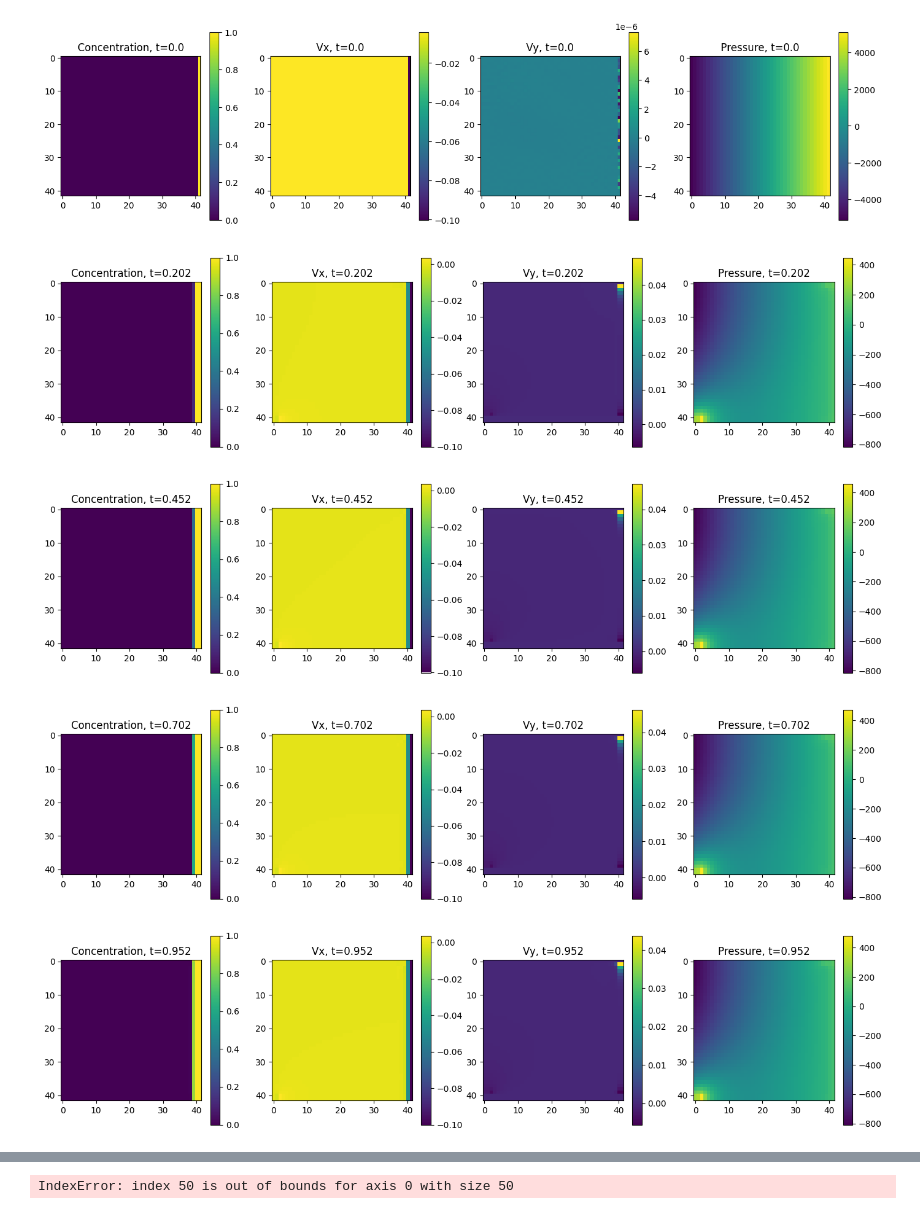
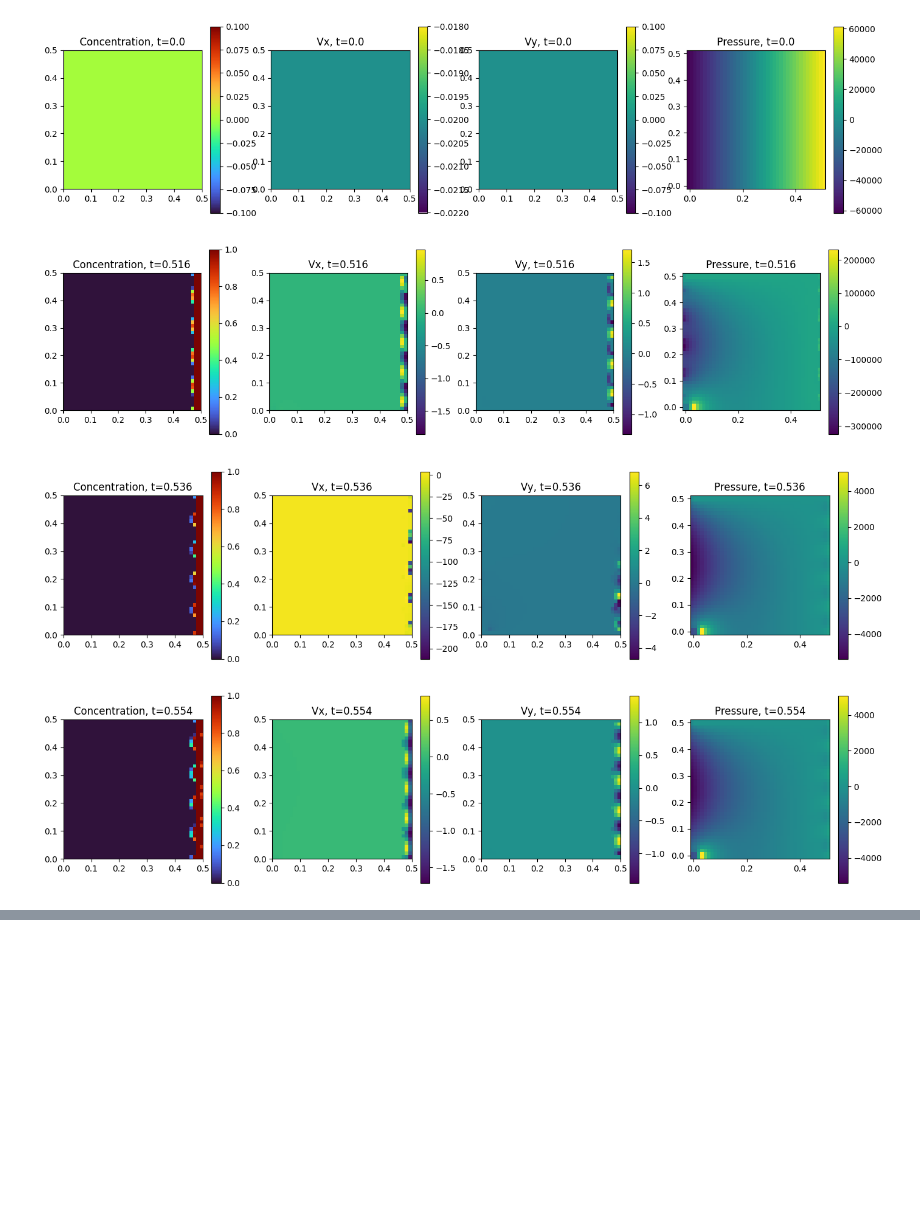
Before and after one commit to arty0mkha/MNSK_2024, a Jupyter notebook: STI_example.ipynb, the cells around one changed output, grey strips where cells are left out. Saved outputs shown, nothing was run; the diff lists cells and outputs as text; code cells hidden in the pictures; blank space fills up the shorter version.

```diff
--- a/STI_example.ipynb
+++ b/STI_example.ipynb
@@ -6,12 +6,12 @@ from SaffmanTaylor import STI_solver
 # %%
 Nx = 40
 Ny = 40
-L = 1
-H = 1
+L = 1/2
+H = 1/2
 mu = 0.1
 w = 0.001
-inlet_vx = -0.1
-Q = inlet_vx*mu/(w**2)
+inlet_vx = -0.2
+Q = 12*inlet_vx*mu/(w**2)
 A = w**3/mu*np.ones(shape=(Ny, Nx+2))
 
 f = np.zeros(shape=(Ny,Nx))
@@ -20,14 +20,14 @@ bottom= np.zeros(Nx)
 left = Q*np.ones(Ny)
 right = -Q*np.ones(Ny)
 # %%
-init_C = np.zeros(shape=(Ny+2, Nx+2))
-init_C.T[-1] = 1
+init_C = np.zeros(shape=(Ny, Nx))
+# init_C.T[-1] = 1
 
 init_P = P = pure_Neumann_Poisson_solver(A, f, top, bottom, left, right, Nx ,Ny, L, H, True)
 
 f = np.zeros(shape=(Ny, Nx))
 
-inlet_Flux = np.zeros(shape=(Ny+2, Nx+2))
+inlet_Flux = np.zeros(shape=(Ny, Nx))
 inlet_Flux.T[-2:] = 1
 # %% [output]
 start decomposition
@@ -50,12 +67,12 @@ plt.colorbar()
 # %%
-Nt = 50
+Nt = 500
 ticks, P, Vx, Vy, C, P_error = STI_solver(Nt,
-                                 init_C,
+                                 init_C, #init_C
                                  inlet_Flux,
-                                 init_P,
+                                 init_P, #init_P
                                  Nx, Ny,
                                  H, L,
-                                 w, inlet_vx)
+                                 w, inlet_vx, Plot_press_error=False)
 # %% [output]
 tick: 1
 start decomposition
@@ -82,31 +102,30 @@ plt.plot(ticks, P_error)
 # %%
-freq = 5
+freq = 10
 c_ = C[::freq]
 p_ = P[::freq]
 Vx_ = Vx[::freq]
 Vy_ = Vy[::freq]
-for i in range(c_.shape[0]):
+for i in range(c_.shape[0]-1):
     plt.figure(figsize=(4*4+1,4))
     plt.subplot(141)
-    plt.imshow(c_[i])
+    plt.imshow(c_[i], cmap='turbo', extent=[0, L, 0, H])
     plt.colorbar()
     plt.title(f"Concentration, t={round(ticks[i*freq],3)}")
     plt.subplot(142)
-    plt.imshow(Vx_[i])
+    plt.imshow(np.round(Vx_[i],4), extent=[0, L, 0, H])
     plt.colorbar()
     plt.title(f"Vx, t={round(ticks[i*freq],3)}")
     plt.subplot(143)
-    plt.imshow(Vy_[i])
+    plt.imshow(np.round(Vy_[i],4), extent=[0, L, 0, H])
     plt.colorbar()
     plt.title(f"Vy, t={round(ticks[i*freq],3)}")
     plt.subplot(144)
-    plt.imshow(p_[i])
+    plt.imshow(p_[i], extent=[-L/Nx, L+L/Nx, -H/Ny, H+H/Ny])
     plt.colorbar()
     plt.title(f"Pressure, t={round(ticks[i*freq],3)}")
     plt.show()
 # %% [output]
-[figure, old version]
+[figure, new version]
-[figure, old version]
+[figure, new version]
-[figure, old version]
+[figure, new version]
-[figure, old version]
+[figure, new version]
-[figure, removed]
@@ -118 +131,0 @@ for i in range(c_.shape[0]):
-IndexError: index 50 is out of bounds for axis 0 with size 50
```
Also changed, not shown: parts of 7 cells of this notebook, 5 other files.
